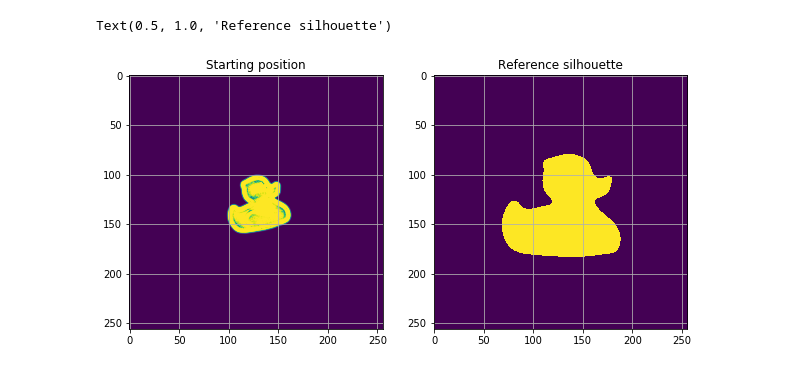
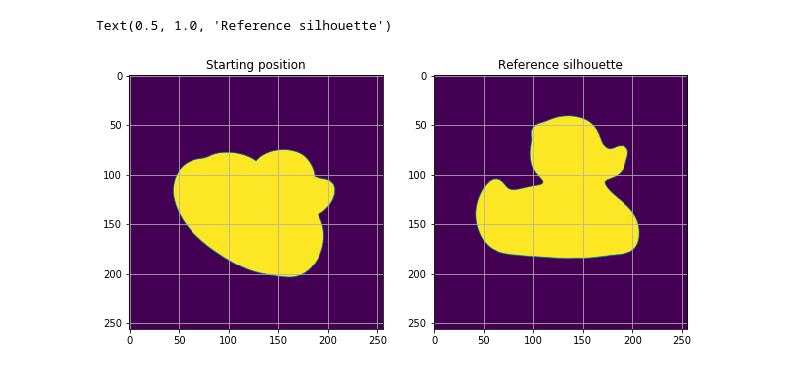
Before and after one commit to peytonhong/CVAE_Pose, a Jupyter notebook: Pytorch3D_Silhouette_matching.ipynb, the cells around one changed output. Saved outputs shown, nothing was run; the diff lists cells and outputs as text; code cells hidden in the pictures.

```diff
--- a/Pytorch3D_Silhouette_matching.ipynb
+++ b/Pytorch3D_Silhouette_matching.ipynb
@@ -80,7 +84,7 @@ raster_settings = RasterizationSettings(
     bin_size=0
 )
 # We can add a point light in front of the object.
-lights = PointLights(device=device, location=((2.0, 2.0, -2.0),))
+lights = PointLights(device=device, location=((0.0, 300.0, 0.0),))
 phong_renderer = MeshRenderer(
     rasterizer=MeshRasterizer(
         cameras=cameras,
@@ -90,8 +94,8 @@ phong_renderer = MeshRenderer(
 )
 # %%
 # Select the viewpoint using spherical angles
-distance = 200   # distance from camera to the object
-elevation = 89.0   # angle of elevation in degrees
+distance = 150   # distance from camera to the object
+elevation = 89.9   # angle of elevation in degrees
 azimuth = 0.0  # angle of azimuth rotation in degrees
 
 # Get the position of the camera based on the spherical angles
@@ -104,7 +108,7 @@ image_ref = phong_renderer(meshes_world=teapot_mesh, R=R, T=T)
 silhouete = silhouete.cpu().numpy()
 image_ref = image_ref.cpu().numpy()
 
-image_ref = (image_ref>0.0).astype(np.float32)
+# image_ref = (image_ref>0.0).astype(np.float32)
 plt.figure(figsize=(10, 10))
 plt.subplot(1, 2, 1)
 plt.imshow(silhouete.squeeze()[..., 3])  # only plot the alpha channel of the RGBA image
@@ -154,26 +152,55 @@ class Model(nn.Module):
+# %%
+class Model(nn.Module):
+    def __init__(self, meshes, renderer, image_ref):
+        super().__init__()
+        self.meshes = meshes
+        self.device = meshes.device
+        self.renderer = renderer
+
+        # Get the silhouette of the reference RGB image by finding all the non zero values.
+#         self.image_ref = torch.from_numpy((image_ref[..., :3].max(-1) != 0).astype(np.float32))
+        self.image_ref = image_ref[..., 3]
+#         self.register_buffer('image_ref', image_ref)
+
+        # Select the viewpoint using spherical angles
+        self.distance = nn.Parameter(torch.tensor(150.))   # distance from camera to the object
+        self.elevation = nn.Parameter(torch.tensor(40.0))   # angle of elevation in degrees
+        self.azimuth = nn.Parameter(torch.tensor(30.0))      # angle of azimuth rotation in degrees
+
+    def forward(self):
+        # Get the position of the camera based on the spherical angles
+        R, T = look_at_view_transform(self.distance, self.elevation, self.azimuth, device=device)
+        image = self.renderer(meshes_world=self.meshes.clone(), R=R, T=T)
+
+        # Calculate the silhouette loss
+        loss = torch.sum((image[..., 3] - self.image_ref) ** 2) # input: sihouette, target: phong
+        return loss, image, R, T
 # %%
 # We will save images periodically and compose them into a GIF.
 filename_output = "./obj_optimization_demo.gif"
 writer = imageio.get_writer(filename_output, mode='I', duration=0.3)
 
+silhouete = silhouette_renderer(meshes_world=teapot_mesh, R=R, T=T)
+
 # Initialize a model using the renderer, mesh and reference image
-model = Model(meshes=teapot_mesh, renderer=silhouette_renderer, image_ref=image_ref).to(device)
+# model = Model(meshes=teapot_mesh, renderer=silhouette_renderer, image_ref=image_ref).to(device)
+model = Model(meshes=teapot_mesh, renderer=silhouette_renderer, image_ref=silhouete).to(device)
 
 # Create an optimizer. Here we are using Adam and we pass in the parameters of the model
-optimizer = torch.optim.Adam(model.parameters(), lr=0.03)
+optimizer = torch.optim.Adam(model.parameters(), lr=0.5)
 # %%
 plt.figure(figsize=(10, 10))
 
-_, image_init = model()
+_, image_init, R, T = model()
 plt.subplot(1, 2, 1)
 plt.imshow(image_init.detach().squeeze().cpu().numpy()[..., 3])
 plt.grid("off")
 plt.title("Starting position")
 
 plt.subplot(1, 2, 2)
-plt.imshow(model.image_ref.cpu().numpy().squeeze())
+plt.imshow(model.image_ref.cpu().detach().numpy().squeeze())
 plt.grid("off")
 plt.title("Reference silhouette")
 # %% [output]
 Text(0.5, 1.0, 'Reference silhouette')
-[figure, old version]
+[figure, new version]
```
Also changed, not shown: parts of 8 cells of this notebook.
